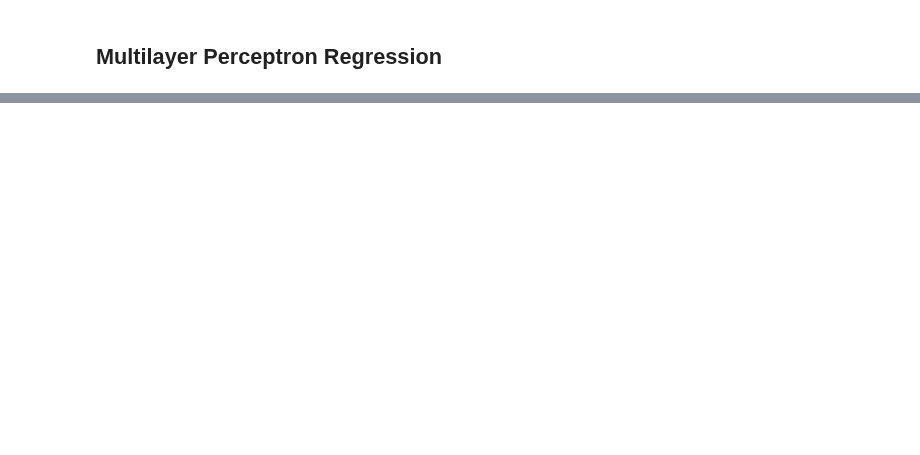
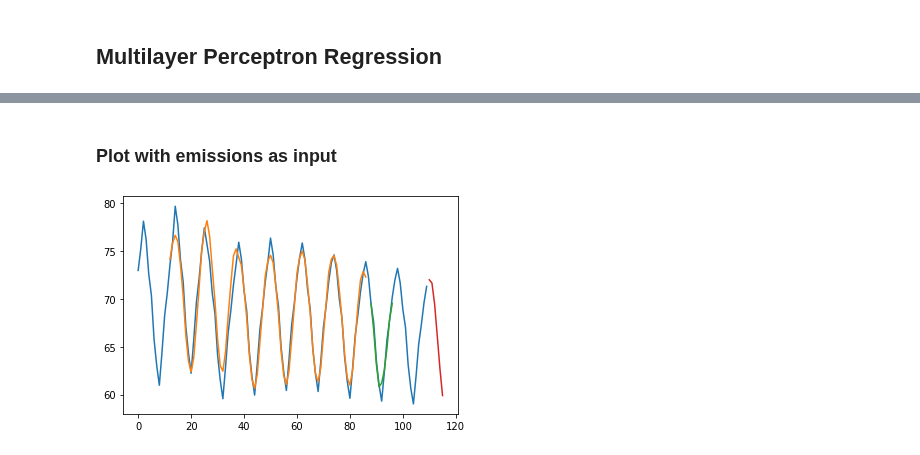
Before and after one commit to hannesk95/AMI, a Jupyter notebook: models/TimeSeriesForecasting/Prediction/MultilayerPerceptron/MultilayerPerceptron.ipynb, the cells around one changed output, grey strips where cells are left out. Drawn from its saved outputs; the diff is of its cells as text; code cells hidden in the pictures; blank space fills up the shorter version.

```diff
--- a/models/TimeSeriesForecasting/Prediction/MultilayerPerceptron/MultilayerPerceptron.ipynb
+++ b/models/TimeSeriesForecasting/Prediction/MultilayerPerceptron/MultilayerPerceptron.ipynb
@@ -185,0 +221,19 @@ with open('mlp.pkl', 'wb') as f:
+# %% [markdown]
+### Plot with emissions as input
+# %%
+# Emissions
+X = np.zeros((1, look_back))
+X[0] = emission_data[len(emission_data)-look_back:]
+predict = model.predict(X)
+forecastPlot[len(emission_data):len(emission_data)+horizon] = predict[:]
+
+print(f"Forecast: {predict}")
+
+# Plot baseline and forecast
+plt.plot(emission_data[:])
+plt.plot(trainPredictPlot[:])
+plt.plot(testPredictPlot[:])
+plt.plot(forecastPlot[:])
+plt.show()
+# %% [output]
+[figure, added]
```
Also changed, not shown: parts of 20 cells of this notebook, 2 other files.
